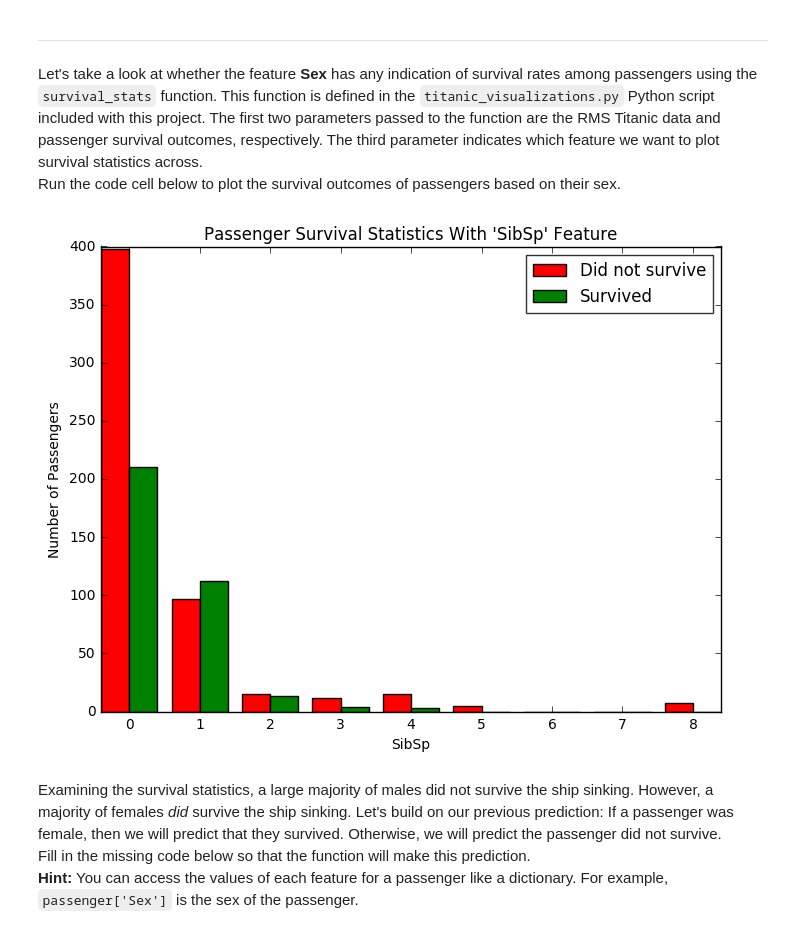
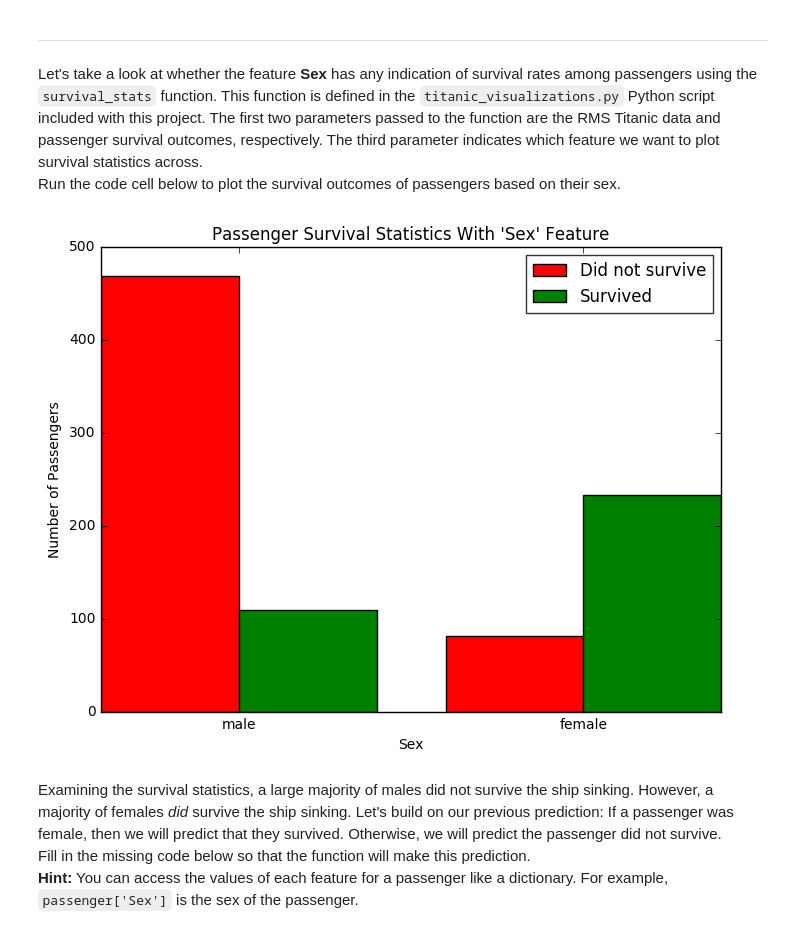
Before and after one commit to ReemAlattas/Titanic-Survival-ML, a Jupyter notebook: titanic_survival_exploration.ipynb, the cells around one changed output. Drawn from its saved outputs; the diff is of its cells as text; code cells hidden in the pictures.

```diff
--- a/titanic_survival_exploration.ipynb
+++ b/titanic_survival_exploration.ipynb
@@ -126,9 +126,9 @@ Predictions have an accuracy of 61.62%.
 Let's take a look at whether the feature **Sex** has any indication of survival rates among passengers using the `survival_stats` function. This function is defined in the `titanic_visualizations.py` Python script included with this project. The first two parameters passed to the function are the RMS Titanic data and passenger survival outcomes, respectively. The third parameter indicates which feature we want to plot survival statistics across.
 Run the code cell below to plot the survival outcomes of passengers based on their sex.
 # %%
-vs.survival_stats(data, outcomes, 'SibSp')
+vs.survival_stats(data, outcomes, 'Sex')
 # %% [output]
-[figure, old version]
+[figure, new version]
 # %% [markdown]
 Examining the survival statistics, a large majority of males did not survive the ship sinking. However, a majority of females *did* survive the ship sinking. Let's build on our previous prediction: If a passenger was female, then we will predict that they survived. Otherwise, we will predict the passenger did not survive.
 Fill in the missing code below so that the function will make this prediction.
```
Also changed, not shown: parts of 3 cells of this notebook, 1 other file.
